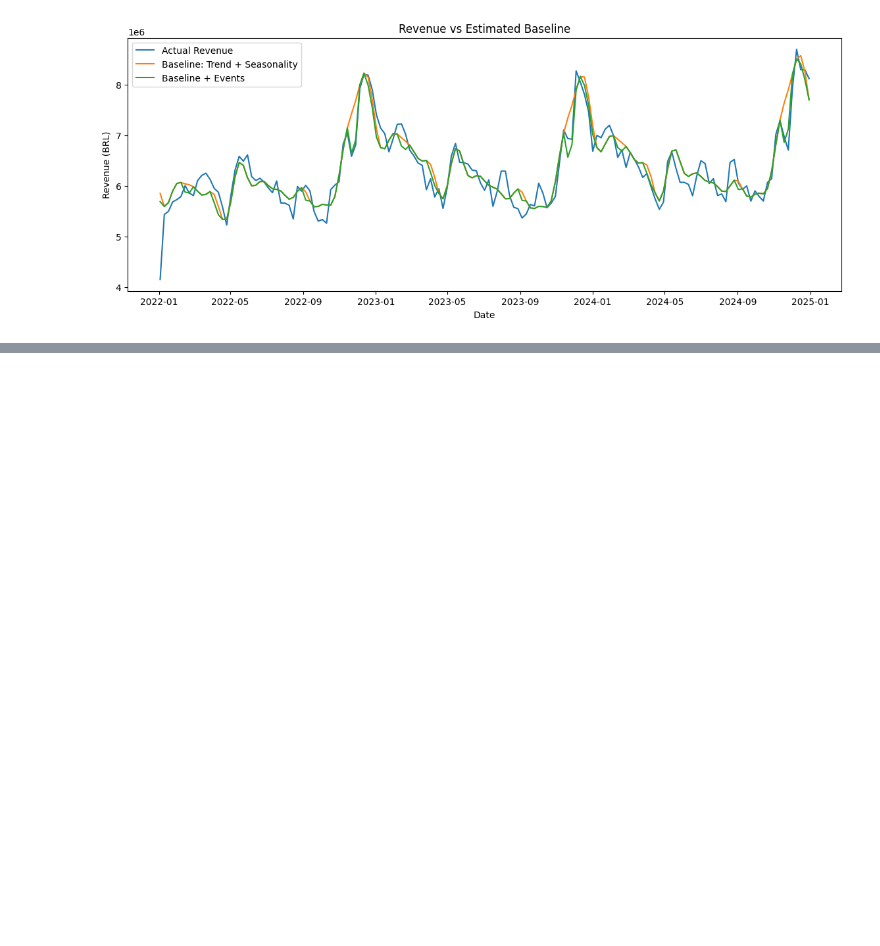
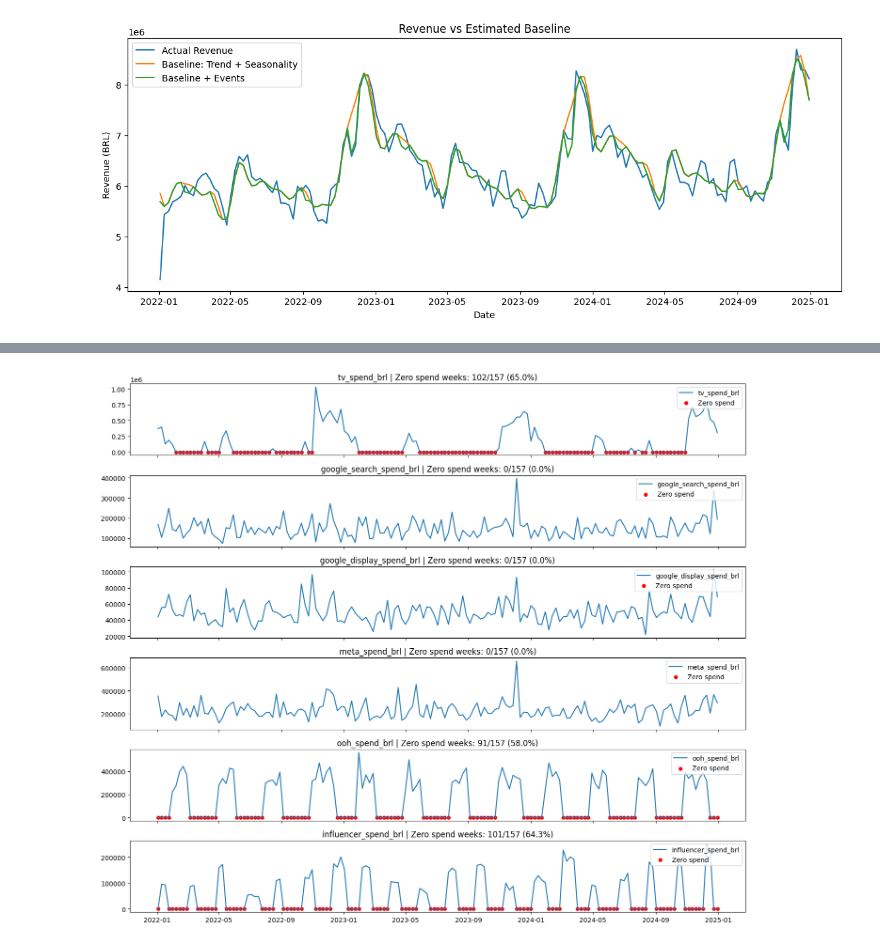
Before and after one commit to TiagoTBarreto/MMM_VAREJO_360, a Jupyter notebook: Case_Tecnico_Uncover_MMM.ipynb, the cells around one changed output, grey strips where cells are left out. Saved outputs shown, nothing was run; the diff lists cells and outputs as text; code cells hidden in the pictures; blank space fills up the shorter version.

Commit message:
EDA for Media Spend Patterns

```diff
--- a/Case_Tecnico_Uncover_MMM.ipynb
+++ b/Case_Tecnico_Uncover_MMM.ipynb
@@ -298,0 +360,41 @@ plt.show()
+# %%
+spend_cols = [
+    "tv_spend_brl",
+    "google_search_spend_brl",
+    "google_display_spend_brl",
+    "meta_spend_brl",
+    "ooh_spend_brl",
+    "influencer_spend_brl"
+]
+
+df_plot = df2.copy()
+df_plot["date"] = pd.to_datetime(df_plot["date"])
+
+fig, axes = plt.subplots(len(spend_cols), 1, figsize=(14, 12), sharex=True)
+
+for i, col in enumerate(spend_cols):
+    zero_weeks = (df_plot[col] == 0).sum()
+    total_weeks = df_plot[col].shape[0]
+    zero_pct = zero_weeks / total_weeks * 100
+
+    axes[i].plot(df_plot["date"], df_plot[col], label=col)
+
+    # red dots where spend = 0
+    zero_mask = df_plot[col] == 0
+    axes[i].scatter(
+        df_plot.loc[zero_mask, "date"],
+        df_plot.loc[zero_mask, col],
+        color="red",
+        s=25,
+        label="Zero spend"
+    )
+
+    axes[i].set_title(
+        f"{col} | Zero spend weeks: {zero_weeks}/{total_weeks} ({zero_pct:.1f}%)"
+    )
+    axes[i].legend(loc="upper right")
+
+plt.tight_layout()
+plt.show()
+# %% [output]
+[figure, added]
```
Also changed, not shown: parts of 8 cells of this notebook.
